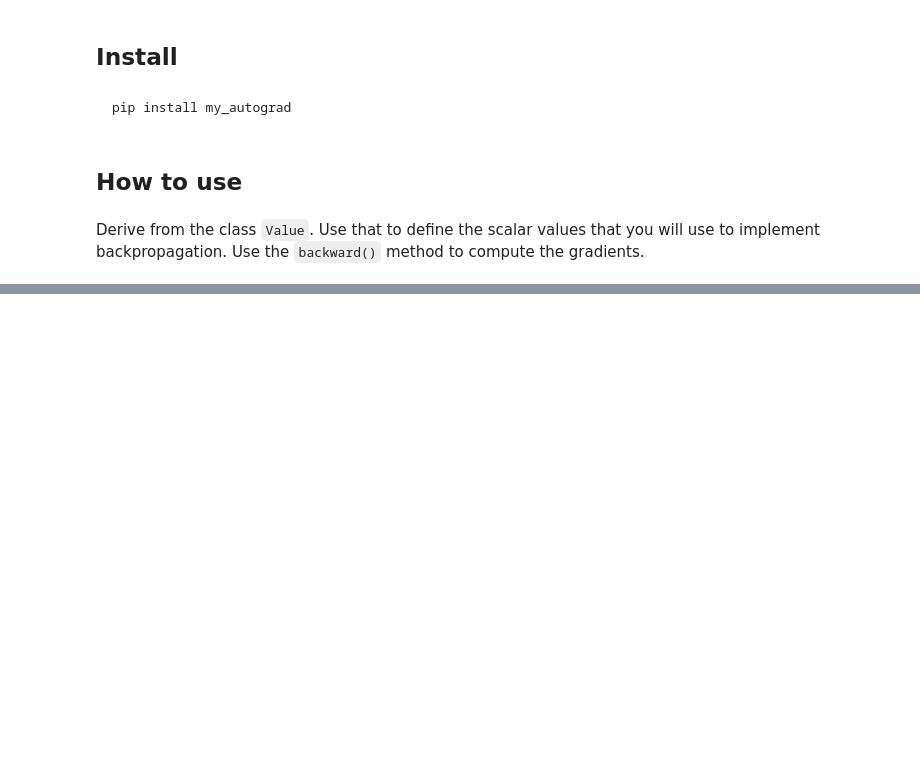
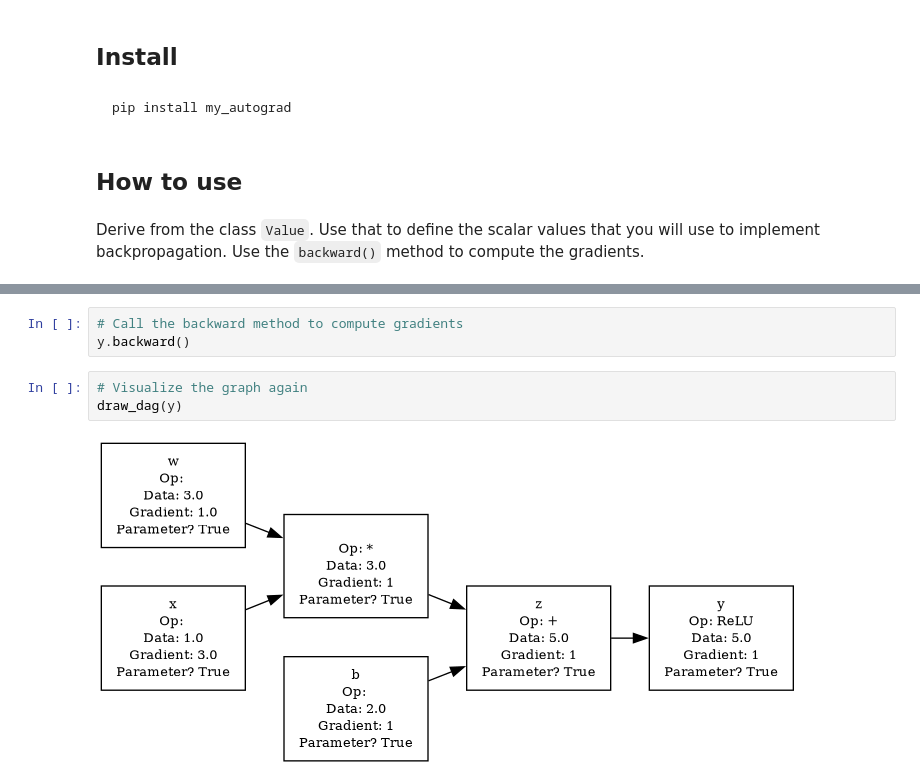
Before and after one commit to LawJarp-A/my-autograd, a Jupyter notebook: nbs/index.ipynb, the cells around one changed output, grey strips where cells are left out. Drawn from its saved outputs; the diff is of its cells as text; blank space fills up the shorter version.

```diff
--- a/nbs/index.ipynb
+++ b/nbs/index.ipynb
@@ -38,0 +71,8 @@ NameError: name 'Value' is not defined
+# %%
+# Call the backward method to compute gradients
+y.backward()
+# %%
+# Visualize the graph again
+draw_dag(y)
+# %% [output]
+[figure, added]
```
Also changed, not shown: parts of 4 cells of this notebook, 10 other files.
